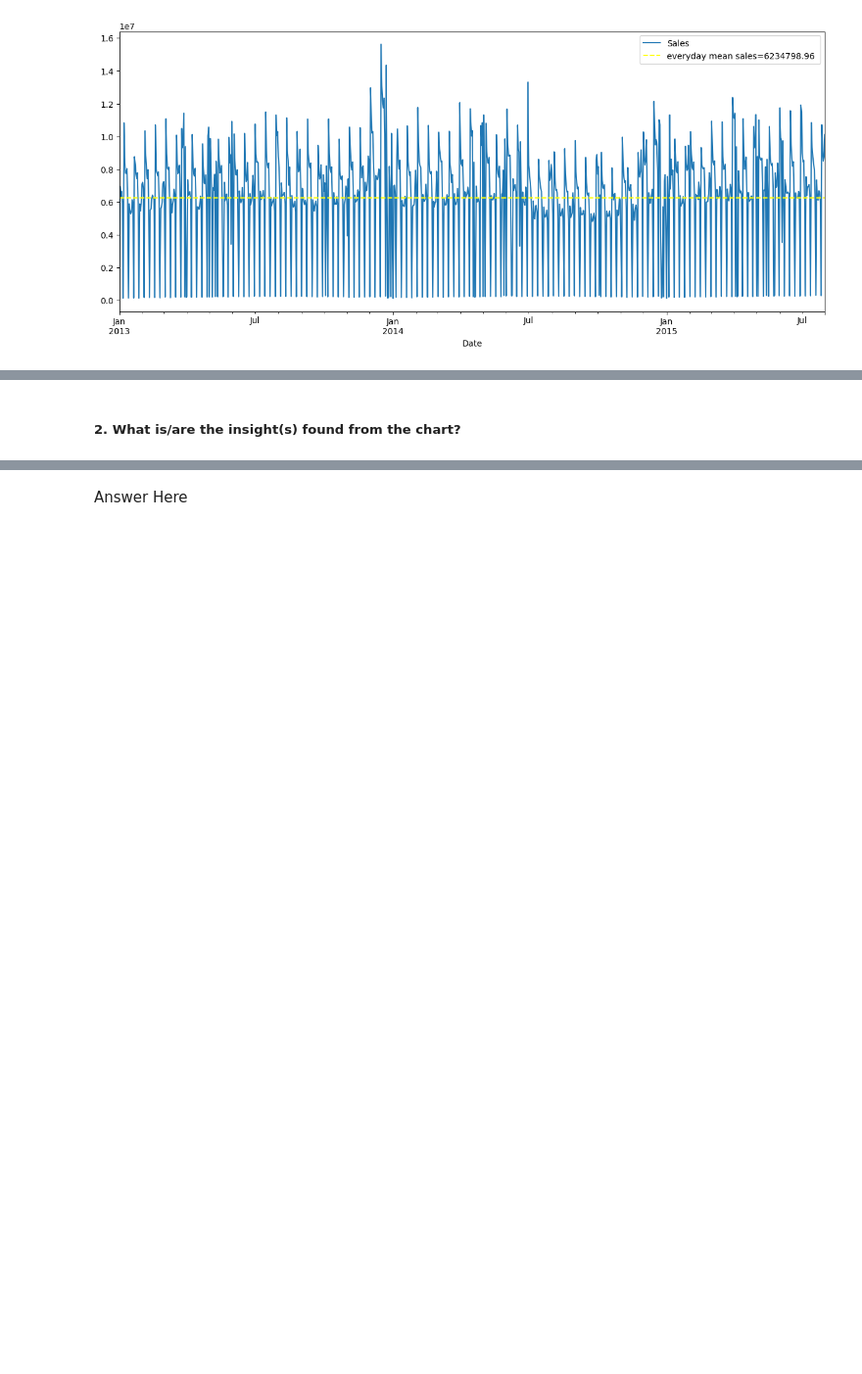
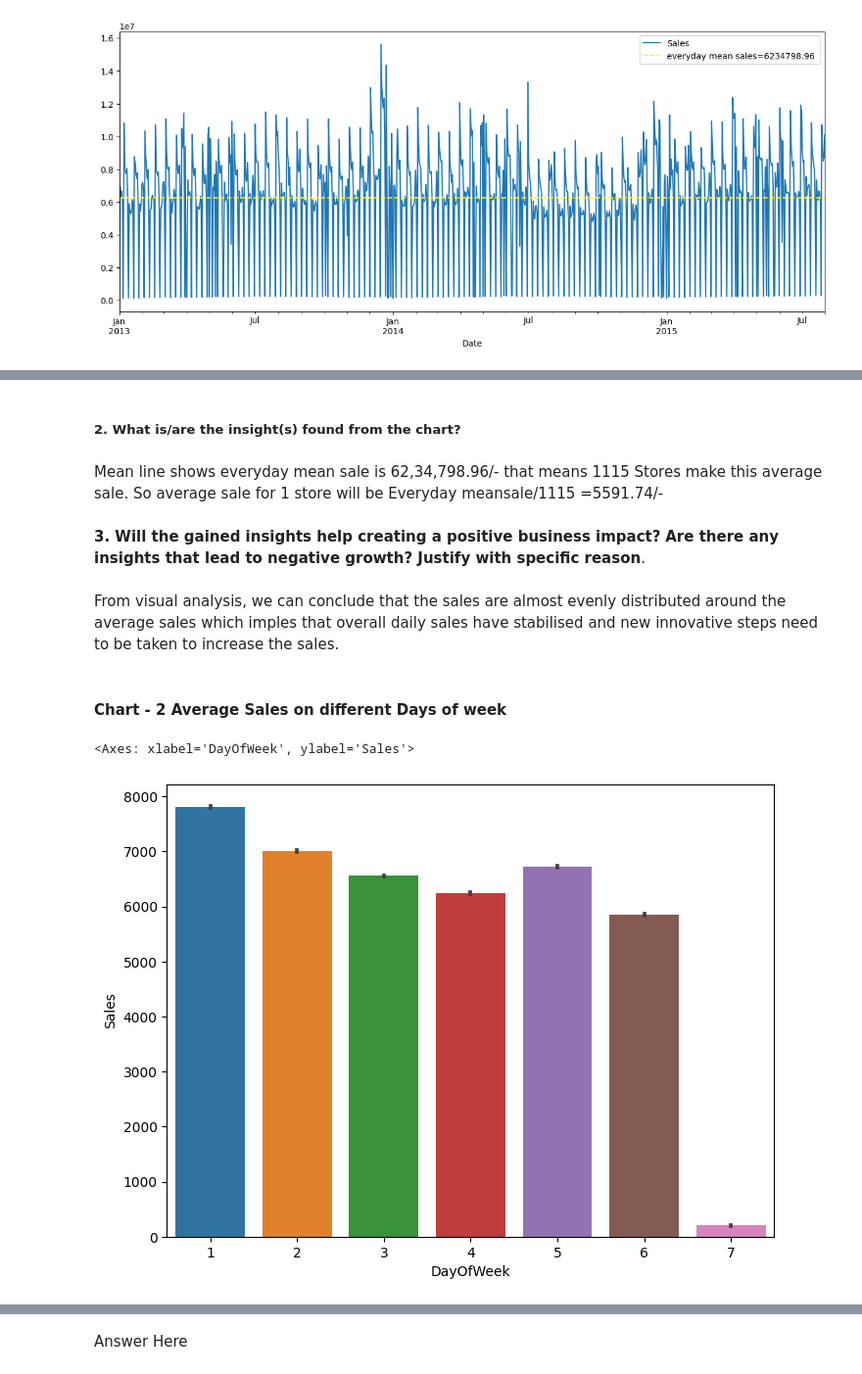
Before and after one commit to kapilkukreja469/Retail_sales_pridiction, a Jupyter notebook: Retail_sales_pridiction_Kapil_kukreja.ipynb, the cells around one changed output, grey strips where cells are left out. Shown at 98% size. Cells and saved outputs as stored; diff of their text form; code cells hidden in the pictures; blank space fills up the shorter version.

```diff
--- a/Retail_sales_pridiction_Kapil_kukreja.ipynb
+++ b/Retail_sales_pridiction_Kapil_kukreja.ipynb
@@ -706,2 +691,18 @@ Line Chart was choosen to analyse the total daily sales and then the fluctuation
 # %% [markdown]
-##### 2. What is/are the insight(s) found from the chart?
+##### **2. What is/are the insight(s) found from the chart?**
+# %% [markdown]
+Mean line shows everyday mean sale is 62,34,798.96/- that means 1115 Stores make this average sale. So average sale for 1 store will be Everyday meansale/1115 =5591.74/-
+# %% [markdown]
+**3. Will the gained insights help creating a positive business impact?**
+**Are there any insights that lead to negative growth? Justify with specific reason**.
+# %% [markdown]
+From visual analysis, we can conclude that the sales are almost evenly distributed around the average sales which imples that overall daily sales have stabilised and new innovative steps need to be taken to increase the sales.
+# %% [markdown]
+#### Chart - 2 Average Sales on different Days of week
+# %%
+# Chart - 2 visualization code
+plt.rcParams['figure.figsize']=(8, 6)
+sns.barplot(x=merged_df["DayOfWeek"],y=merged_df['Sales'])
+# %% [output]
+<Axes: xlabel='DayOfWeek', ylabel='Sales'>
+[figure, added]
```
Also changed, not shown: parts of 25 cells of this notebook.
